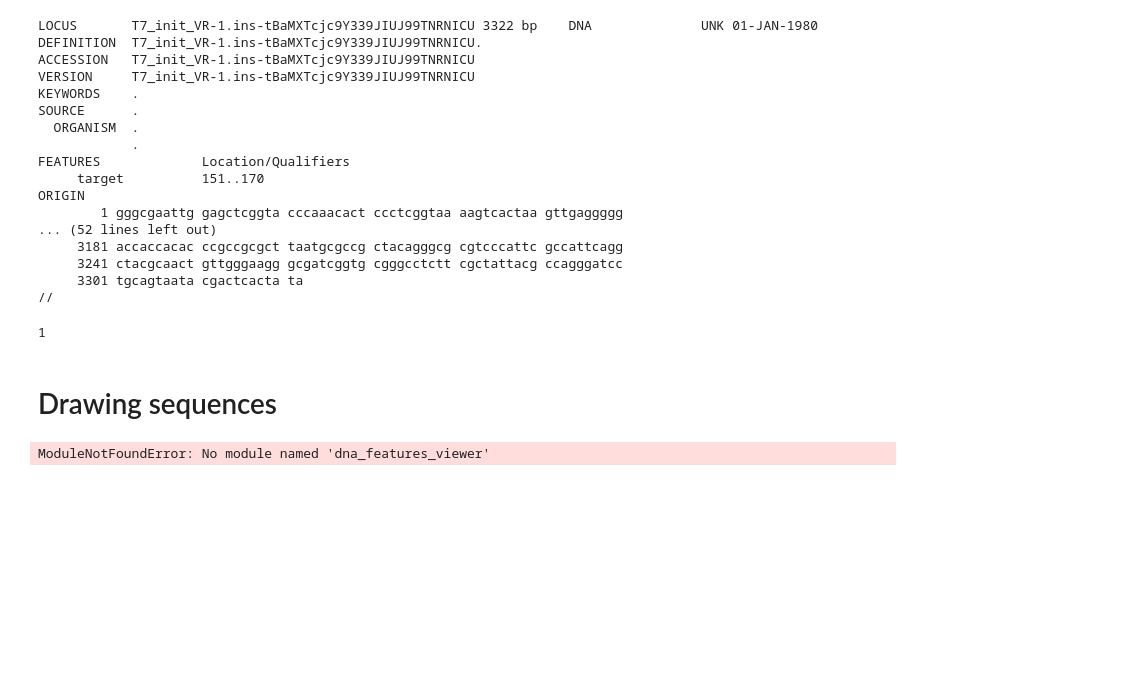
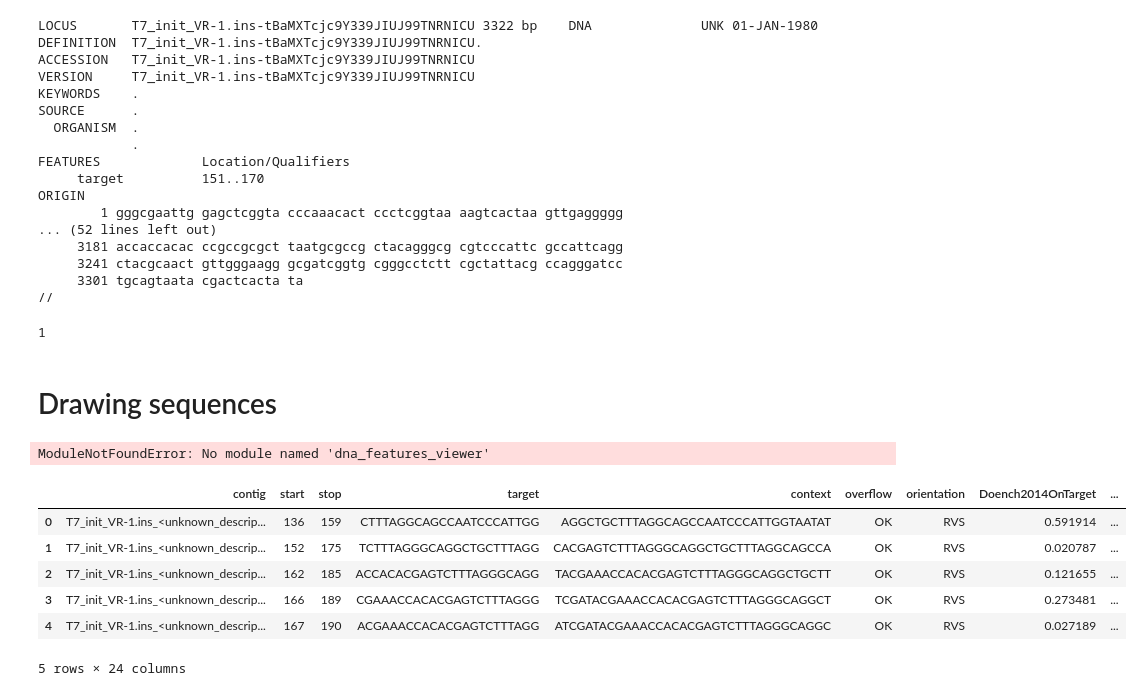
Before and after one commit to EthanHolleman/VR-Cas9, a Jupyter notebook: workflow/notebooks/Cas9-notes.ipynb, the cells around one changed output. Drawn from its saved outputs; the diff is of its cells as text; code cells hidden in the pictures; blank space fills up the shorter version.

```diff
--- a/workflow/notebooks/Cas9-notes.ipynb
+++ b/workflow/notebooks/Cas9-notes.ipynb
@@ -118,0 +130,10 @@ ModuleNotFoundError: No module named 'dna_features_viewer'
+# %%
+df.head()
+# %% [output]
+|  | contig | start | stop | target | context | overflow | orientation | Doench2014OnTarget | ... |
+| 0 | T7_init_VR-1.ins_<unknown_descrip... | 136 | 159 | CTTTAGGCAGCCAATCCCATTGG | AGGCTGCTTTAGGCAGCCAATCCCATTGGTAATAT | OK | RVS | 0.591914 | ... |
+| 1 | T7_init_VR-1.ins_<unknown_descrip... | 152 | 175 | TCTTTAGGGCAGGCTGCTTTAGG | CACGAGTCTTTAGGGCAGGCTGCTTTAGGCAGCCA | OK | RVS | 0.020787 | ... |
+| 2 | T7_init_VR-1.ins_<unknown_descrip... | 162 | 185 | ACCACACGAGTCTTTAGGGCAGG | TACGAAACCACACGAGTCTTTAGGGCAGGCTGCTT | OK | RVS | 0.121655 | ... |
+| 3 | T7_init_VR-1.ins_<unknown_descrip... | 166 | 189 | CGAAACCACACGAGTCTTTAGGG | TCGATACGAAACCACACGAGTCTTTAGGGCAGGCT | OK | RVS | 0.273481 | ... |
+| 4 | T7_init_VR-1.ins_<unknown_descrip... | 167 | 190 | ACGAAACCACACGAGTCTTTAGG | ATCGATACGAAACCACACGAGTCTTTAGGGCAGGC | OK | RVS | 0.027189 | ... |
+5 rows × 24 columns
```
Also changed, not shown: parts of 6 cells of this notebook.
